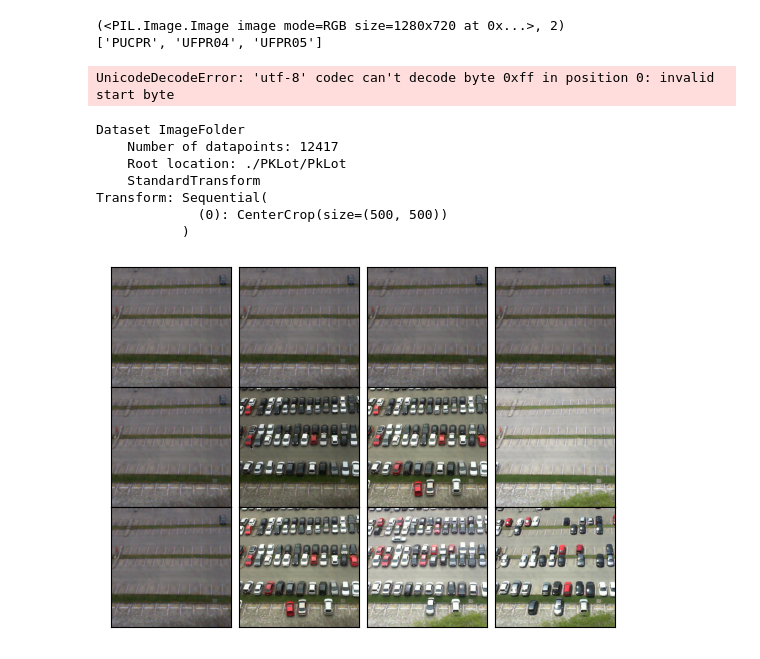
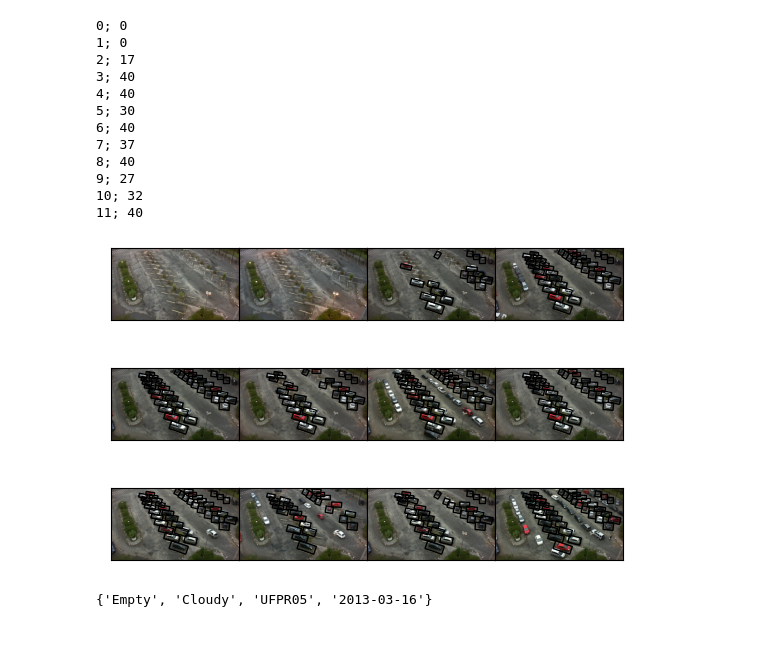
Before and after one commit to willocho/parking_data_cnn, a Jupyter notebook: Project_recreate.ipynb, the cells around one changed output. Cells and saved outputs as stored; diff of their text form; code cells hidden in the pictures.

Commit message:
Updates to image display and class generation

```diff
--- a/Project_recreate.ipynb
+++ b/Project_recreate.ipynb
@@ -55,36 +65,53 @@ class PKDataset:
 # %%
 transform = torch.nn.Sequential(T.Resize((720, 1280)))
-pk_data = torchvision.datasets.ImageFolder('./PKLot/PkLot', transform=transform)
-alt = PKDataset('./PKLot/PkLot')
-pk_images = torch.utils.data.DataLoader(pk_data, batch_size=1, pin_memory=True)
-print(pk_data[12001])
-print(pk_data.classes)
-print(alt[0])
+pk_test = PKDataset('./PKLot/PkLot')
+pk_train = PKDataset('./PKLot/PKLotSegmented')
+pk_images = torch.utils.data.DataLoader(pk_test, batch_size=4, pin_memory=True)
-# %% [output]
-(<PIL.Image.Image image mode=RGB size=1280x720 at 0x...>, 2)
-['PUCPR', 'UFPR04', 'UFPR05']
-UnicodeDecodeError: 'utf-8' codec can't decode byte 0xff in position 0: invalid start byte
 # %%
-print(pk_data)
 nrow = 3
 ncol = 4
 gs = gridspec.GridSpec(nrow, ncol,
                        wspace=0.0, hspace=0.0,
                        top=1.-0.5/(nrow+1), bottom=0.5/(nrow+1),
                        left=0.5/(ncol+1), right=1-0.5/(ncol+1))
 for i in range(0, nrow):
   for j in range(0, ncol):
     ax = plt.subplot(gs[i, j])
     plt.xticks([])
     plt.yticks([])
-    ax.imshow(pk_data[i*j*20][0])
+    ax.imshow(pk_test[(i*ncol + j)*20][0])
+    doc = ElementTree.parse(pk_test.get_metadata((i*ncol + j)*20))
+    occupied = 0
+    for space in doc.getroot().iter('space'):
+      occupied += int(space.get('occupied'))
+      if int(space.get('occupied')) > 0:
+        rect = space.find('rotatedRect')
+        center = rect.find('center')
+        size = rect.find('size')
+        angle = rect.find('angle')
+        bottom_left_x = int(center.get("x")) - (int(size.get("w")) / 2)
+        bottom_left_y = int(center.get("y")) - (int(size.get("h")) / 2)
+        ax.add_patch(patches.Rectangle(xy = (bottom_left_x, bottom_left_y),
+                                       width=int(size.get("w")),
+                                       height=int(size.get("h")),
+                                       angle=float(angle.get("d")),
+                                       rotation_point="center",
+                                       fill=False))
+    print(f"{(i*ncol + j)}; {occupied}".format())
 plt.show()
+print(pk_train[0][1])
 # %% [output]
-Dataset ImageFolder
-    Number of datapoints: 12417
-    Root location: ./PKLot/PkLot
-    StandardTransform
-Transform: Sequential(
-             (0): CenterCrop(size=(500, 500))
-           )
+0; 0
+1; 0
+2; 17
+3; 40
+4; 40
+5; 30
+6; 40
+7; 37
+8; 40
+9; 27
+10; 32
+11; 40
-[figure, old version]
+[figure, new version]
+{'Empty', 'Cloudy', 'UFPR05', '2013-03-16'}
```
Also changed, not shown: parts of 4 cells of this notebook.
